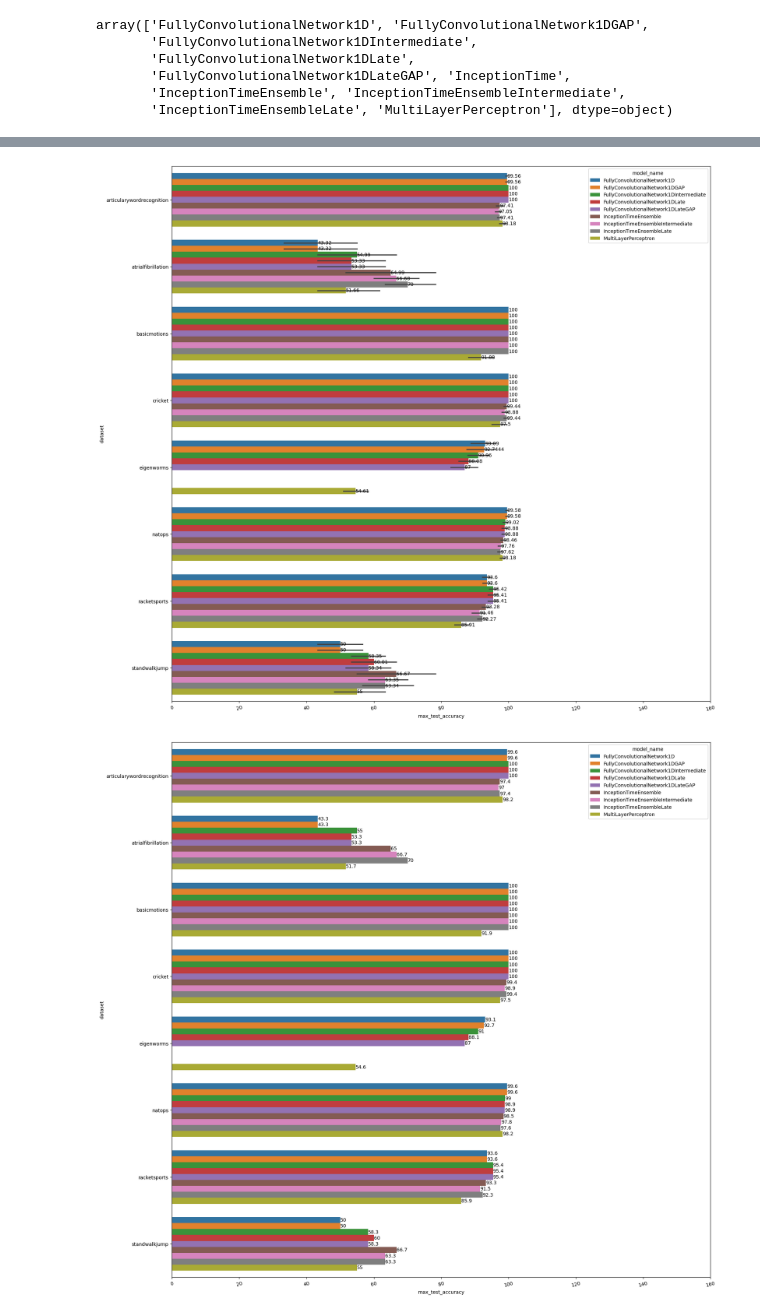
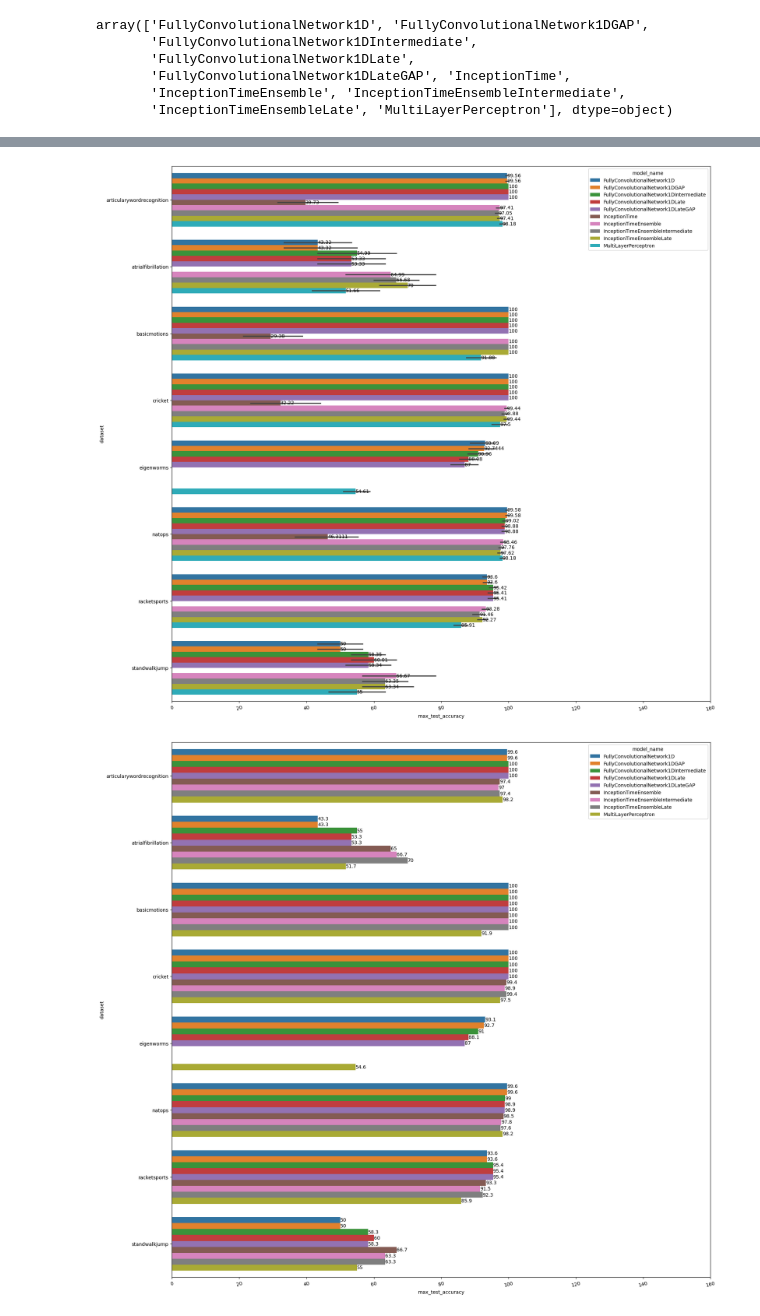
Before and after one commit to samuelthomaz7/multimodal_time_series_classification, a Jupyter notebook: test_notebook.ipynb, the cells around one changed output, grey strips where cells are left out. Cells and saved outputs as stored; diff of their text form; code cells hidden in the pictures.

```diff
--- a/test_notebook.ipynb
+++ b/test_notebook.ipynb
@@ -76,20 +85,20 @@ agg_results_data.query("model_name == 'FullyConvolutionalNetwork1DGAP'")
 # %%
 plt.figure(figsize = (20,20))
 ax = sns.barplot(
-    data = complete_data.query("model_name != 'InceptionTime'"),
+    data = complete_data.query("model_name != 'InceptionTimASDASDASDe'"),
     y = 'dataset',
     x = 100*complete_data['max_test_accuracy'].apply(lambda x: round(x, 3)),
     hue = 'model_name'
 )
 
 for i in ax.containers:
     ax.bar_label(i,)
 
 plt.xticks(rotation = 15)
 plt.xlim([0, 100*1.6])
 plt.show()
 # %% [output]
-[figure, old version]
+[figure, new version]
 # %%
 plt.figure(figsize = (20,20))
 ax = sns.barplot(
```
Also changed, not shown: parts of 5 cells of this notebook, 2 other files.
